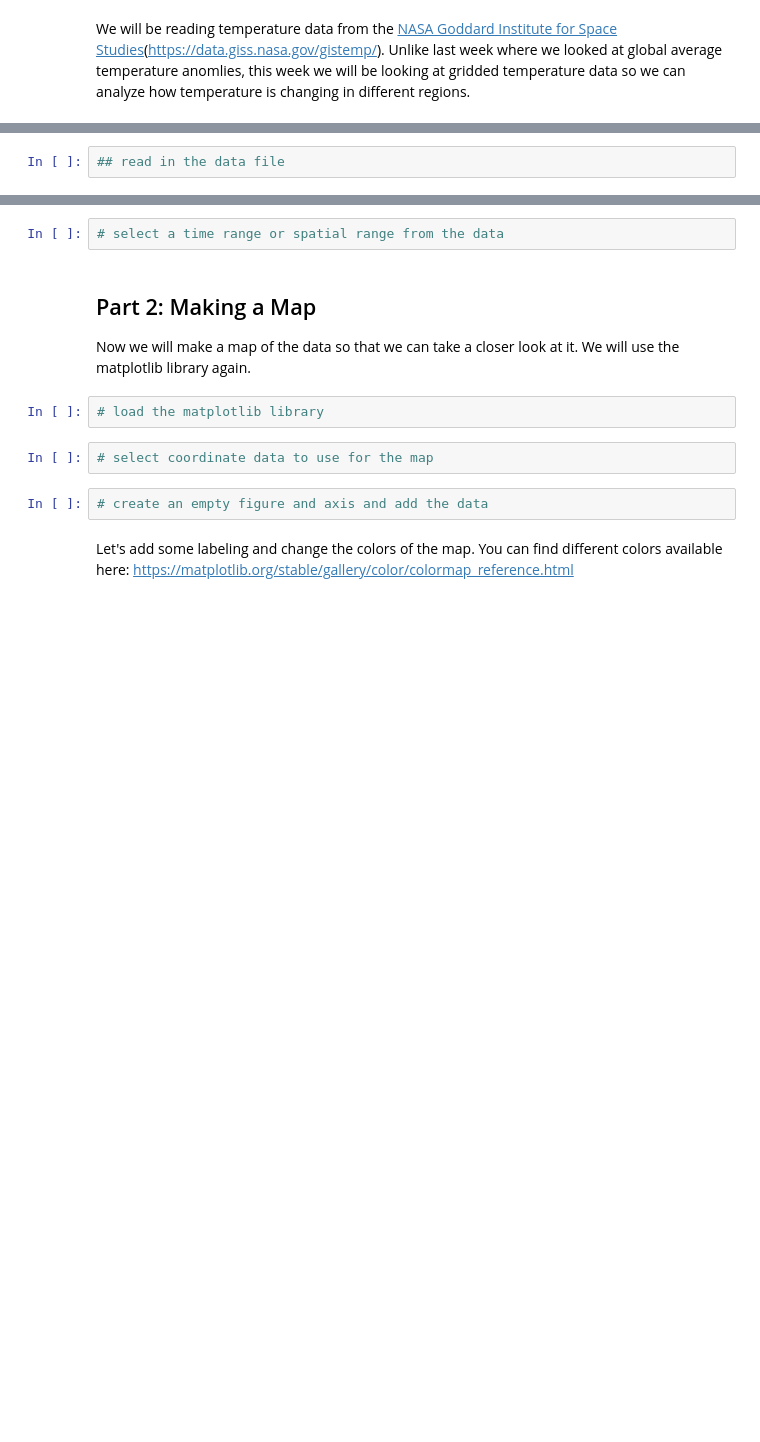
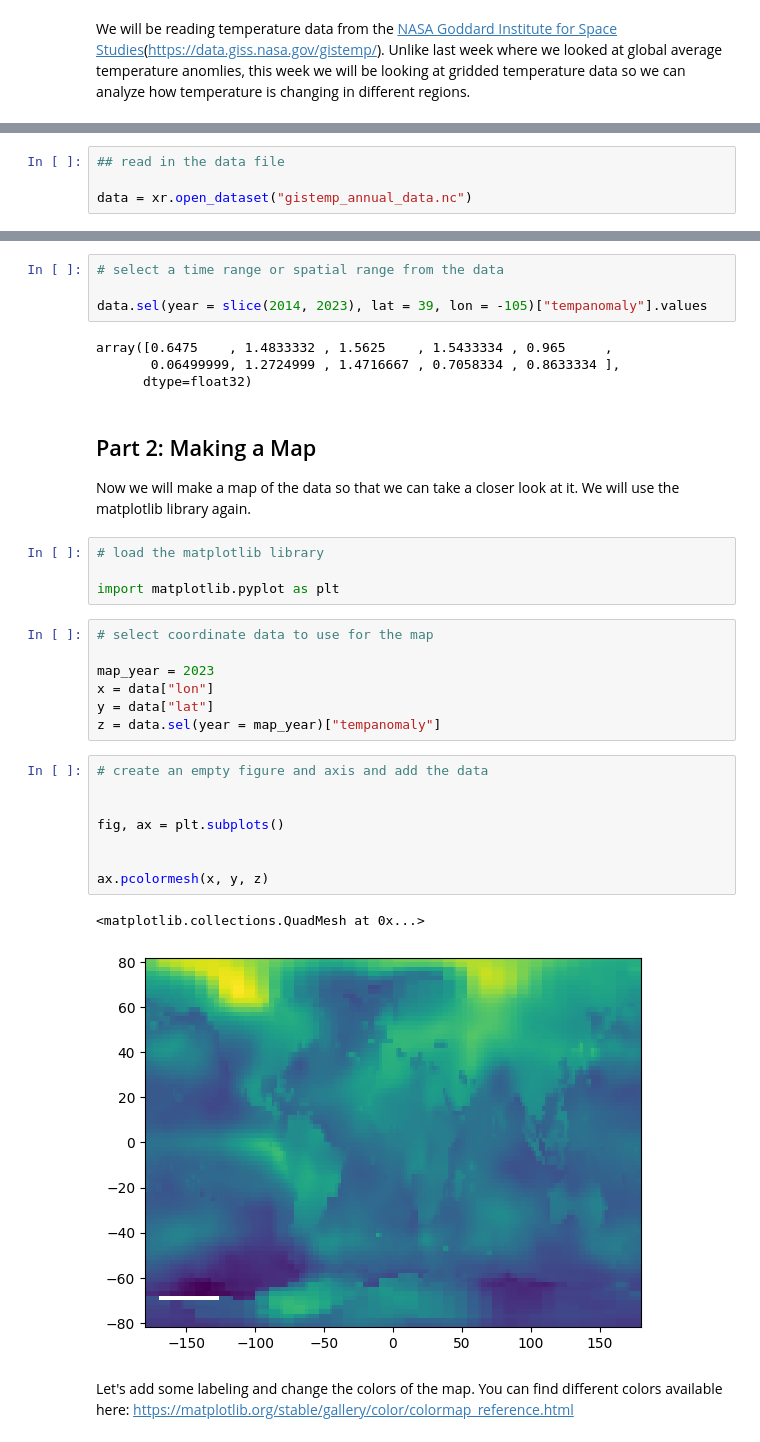
Before and after one commit to fdavenport/course-climate-change-impacts, a Jupyter notebook: lectures/03_Reading_Climate_Data_2.ipynb, the cells around one changed output, grey strips where cells are left out. Drawn from its saved outputs; the diff is of its cells as text; blank space fills up the shorter version.

```diff
--- a/lectures/03_Reading_Climate_Data_2.ipynb
+++ b/lectures/03_Reading_Climate_Data_2.ipynb
@@ -29,4 +42,6 @@ gistemp_data_url = "https://raw.githubusercontent.com/fdavenport/CIVE480A6-clima
 # %%
 ## read in the data file
+
+data = xr.open_dataset("gistemp_annual_data.nc")
 # %%
 ## take a look at the data
@@ -43,15 +112,37 @@ This dataset uses latitude and longitude coordinates and has 2 degree x 2 degree
 # %%
 # select a time range or spatial range from the data
+
+data.sel(year = slice(2014, 2023), lat = 39, lon = -105)["tempanomaly"].values
+# %% [output]
+array([0.6475    , 1.4833332 , 1.5625    , 1.5433334 , 0.965     ,
+       0.06499999, 1.2724999 , 1.4716667 , 0.7058334 , 0.8633334 ],
+      dtype=float32)
 # %% [markdown]
 ## Part 2: Making a Map
 
 Now we will make a map of the data so that we can take a closer look at it. We will use the matplotlib library again.
 # %%
 # load the matplotlib library
+
+import matplotlib.pyplot as plt
 # %%
 # select coordinate data to use for the map
+
+map_year = 2023
+x = data["lon"]
+y = data["lat"]
+z = data.sel(year = map_year)["tempanomaly"]
 # %%
 # create an empty figure and axis and add the data
+
+
+fig, ax = plt.subplots()
+
+
+ax.pcolormesh(x, y, z)
+# %% [output]
+<matplotlib.collections.QuadMesh at 0x...>
+[figure, added]
 # %% [markdown]
 Let's add some labeling and change the colors of the map. You can find different colors available here: https://matplotlib.org/stable/gallery/color/colormap_reference.html
 # %%
```
Also changed, not shown: parts of 18 cells of this notebook.
